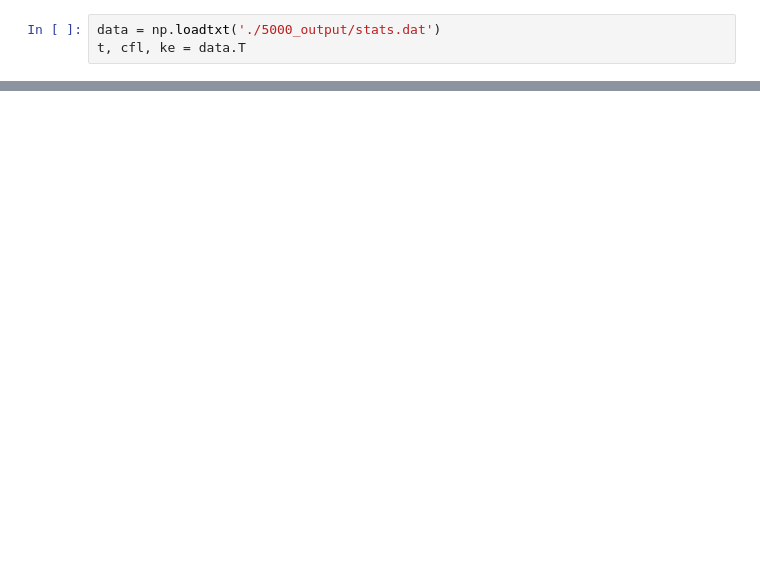
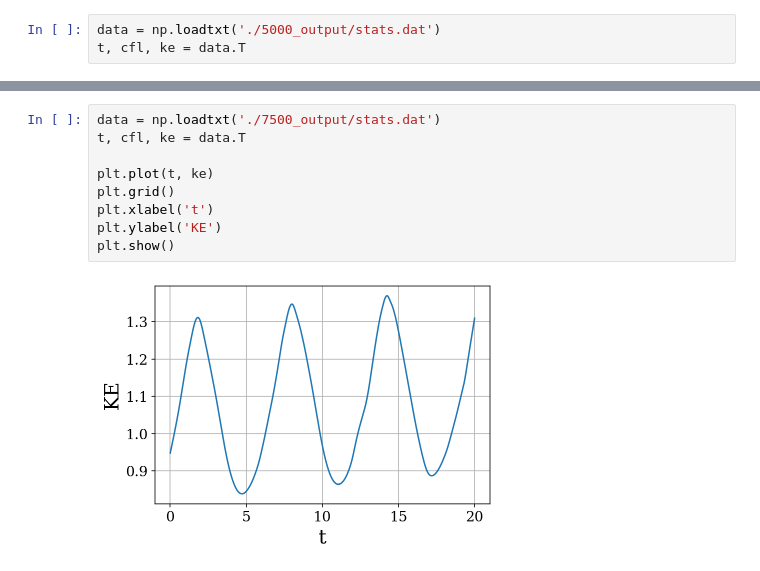
Before and after one commit to dynamicslab/hydrogym, a Jupyter notebook: examples/cavity/validation.ipynb, the cells around one changed output, grey strips where cells are left out. Drawn from its saved outputs; the diff is of its cells as text; blank space fills up the shorter version.

```diff
--- a/examples/cavity/validation.ipynb
+++ b/examples/cavity/validation.ipynb
@@ -35,0 +33,11 @@ plt.show()
+# %%
+data = np.loadtxt('./7500_output/stats.dat')
+t, cfl, ke = data.T
+
+plt.plot(t, ke)
+plt.grid()
+plt.xlabel('t')
+plt.ylabel('KE')
+plt.show()
+# %% [output]
+[figure, added]
```
Also changed, not shown: parts of 2 cells of this notebook, 10 other files.
